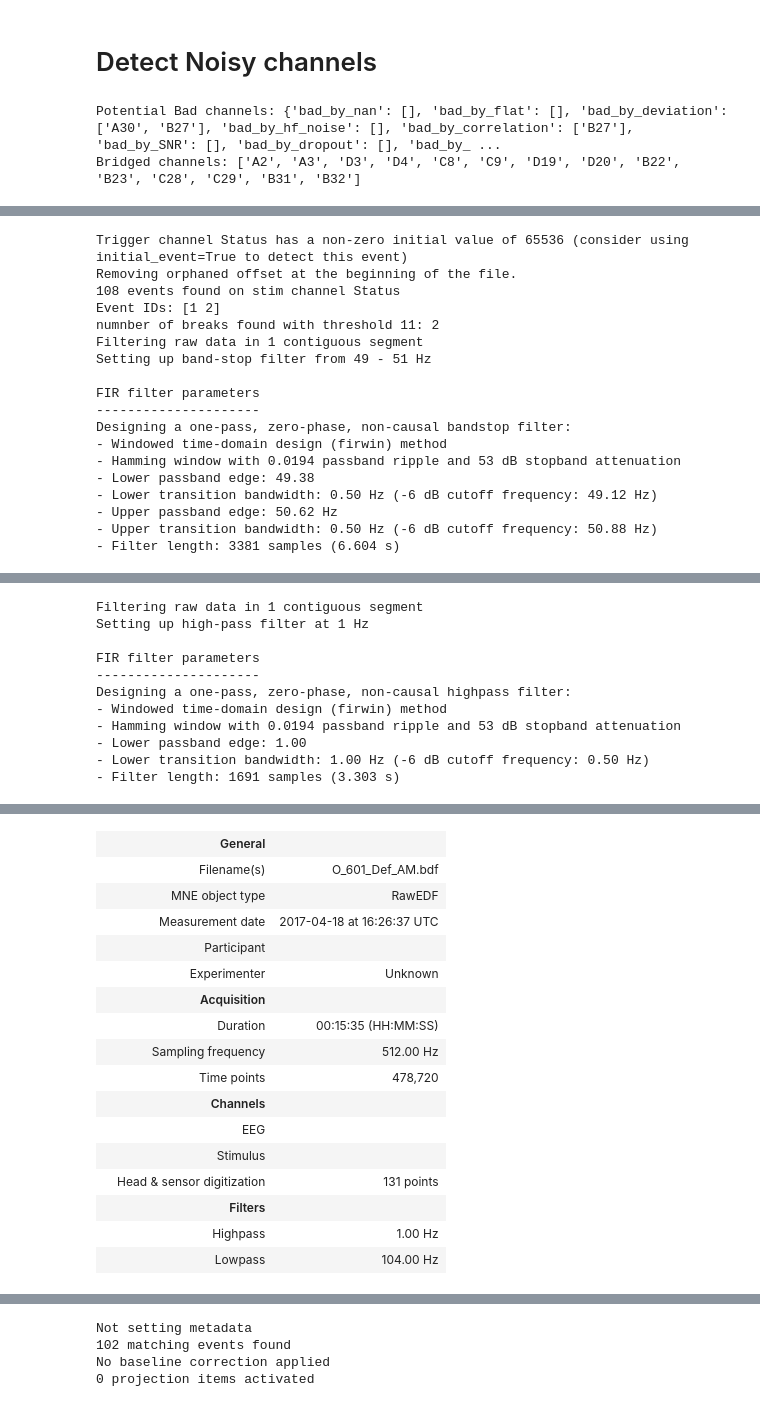
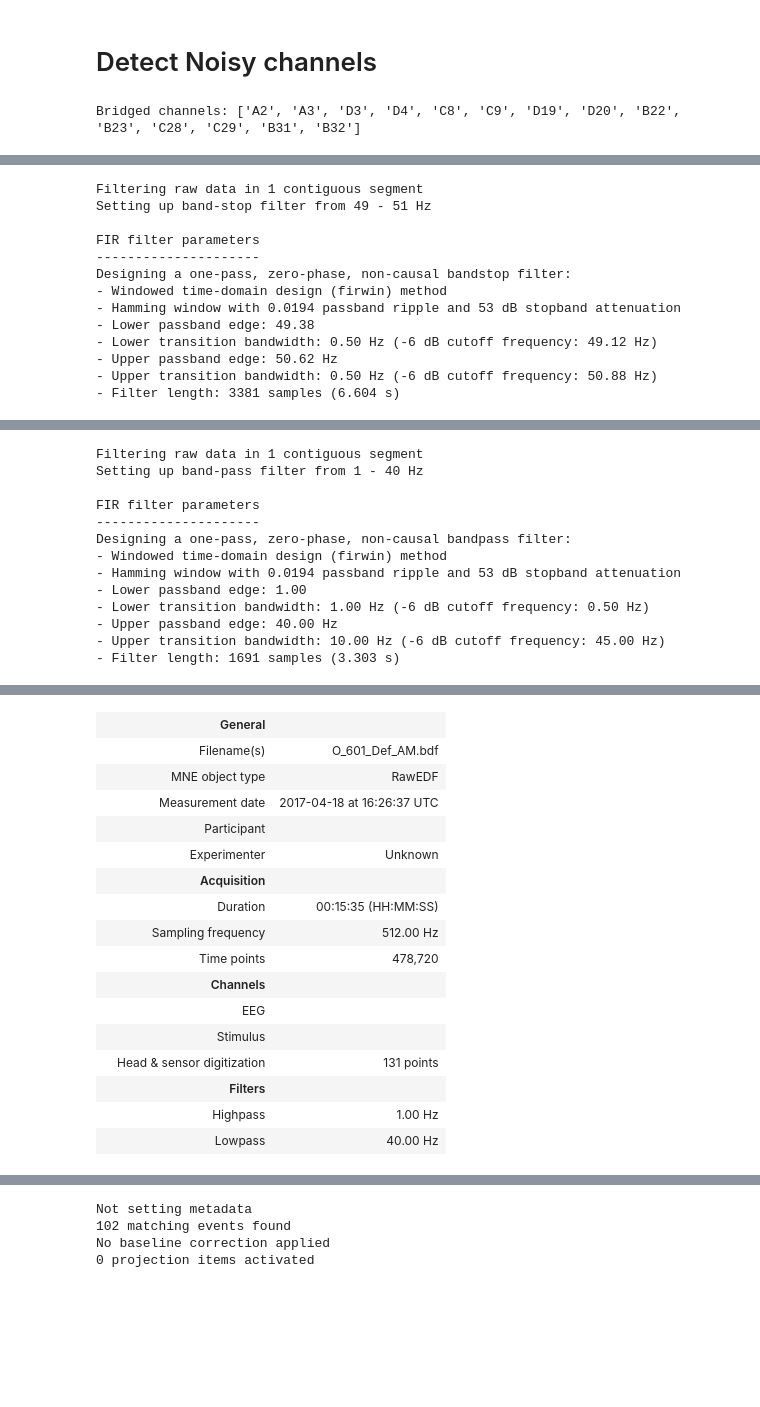
Before and after one commit to MohammadMMK/EEG-analysis-pipeline, a Jupyter notebook: notebooks/subject-preprocess/601.ipynb, the cells around one changed output, grey strips where cells are left out. Saved outputs shown, nothing was run; the diff lists cells and outputs as text; code cells hidden in the pictures; blank space fills up the shorter version.

```diff
--- a/notebooks/subject-preprocess/601.ipynb
+++ b/notebooks/subject-preprocess/601.ipynb
@@ -16,27 +16,19 @@ if workspace_root not in sys.path:
     sys.path.append(workspace_root)
 from functions import preprocess
 
-# Load the bad channels data
-with open(os.path.join(workspace_root,'results', 'bad_channels.pkl'), "rb") as f:
-    all_bad_channels = pickle.load(f)
-    bad_channels = all_bad_channels[601]
-
 # Load the bridged channels data
 with open(os.path.join(workspace_root, 'results', 'bridged_channels_analysis.pkl'), "rb") as f:
     all_bridged_channels = pickle.load(f)
-    bridged_channels= all_bridged_channels[5][601] # either 5 or 16 ; 16 is a stricter threshold
+    bridged_channels= all_bridged_channels[5][subject] # either 5 or 16 ; 16 is a stricter threshold
 
-print('Potential Bad channels:', bad_channels)
 print('Bridged channels:', bridged_channels['bridged_ch_names'])
 # %% [output]
-Potential Bad channels: {'bad_by_nan': [], 'bad_by_flat': [], 'bad_by_deviation': ['A30', 'B27'], 'bad_by_hf_noise': [], 'bad_by_correlation': ['B27'], 'bad_by_SNR': [], 'bad_by_dropout': [], 'bad_by_ ...
 Bridged channels: ['A2', 'A3', 'D3', 'D4', 'C8', 'C9', 'D19', 'D20', 'B22', 'B23', 'C28', 'C29', 'B31', 'B32']
 # %%
-subject = preprocess(601)
-raw= subject.load_data()
-raw = subject.Bad_segments(raw)
+sub = preprocess(subject)
+raw = sub.load_data()
 raw.notch_filter(50, fir_design='firwin', skip_by_annotation='edge')
-raw.filter(l_freq=1, h_freq= None)
+raw.filter(l_freq=1, h_freq= 40)
 # %% [output]
 Extracting EDF parameters from c:\Users\gmoha\Downloads\git\preprocessing_pipline\Data\O_601_Def_AM.bdf...
 BDF file detected
@@ -48,11 +40,6 @@ BDF file detected
 Setting channel info structure...
 Creating raw.info structure...
 Reading 0 ... 478719  =      0.000 ...   934.998 secs...
-Trigger channel Status has a non-zero initial value of 65536 (consider using initial_event=True to detect this event)
-Removing orphaned offset at the beginning of the file.
-108 events found on stim channel Status
-Event IDs: [1 2]
-numnber of breaks found with threshold 11: 2
 Filtering raw data in 1 contiguous segment
 Setting up band-stop filter from 49 - 51 Hz
 
@@ -71,11 +58,13 @@ Designing a one-pass, zero-phase, non-causal bandstop filter:
 Filtering raw data in 1 contiguous segment
-Setting up high-pass filter at 1 Hz
+Setting up band-pass filter from 1 - 40 Hz
 
 FIR filter parameters
 ---------------------
-Designing a one-pass, zero-phase, non-causal highpass filter:
+Designing a one-pass, zero-phase, non-causal bandpass filter:
 - Windowed time-domain design (firwin) method
 - Hamming window with 0.0194 passband ripple and 53 dB stopband attenuation
 - Lower passband edge: 1.00
 - Lower transition bandwidth: 1.00 Hz (-6 dB cutoff frequency: 0.50 Hz)
+- Upper passband edge: 40.00 Hz
+- Upper transition bandwidth: 10.00 Hz (-6 dB cutoff frequency: 45.00 Hz)
 - Filter length: 1691 samples (3.303 s)
@@ -84,17 +73,17 @@ Designing a one-pass, zero-phase, non-causal highpass filter:
 |  | General |  |
 |  | Filename(s) | O_601_Def_AM.bdf |
 |  | MNE object type | RawEDF |
 |  | Measurement date | 2017-04-18 at 16:26:37 UTC |
 |  | Participant |  |
 |  | Experimenter | Unknown |
 |  | Acquisition |  |
 |  | Duration | 00:15:35 (HH:MM:SS) |
 |  | Sampling frequency | 512.00 Hz |
 |  | Time points | 478,720 |
 |  | Channels |  |
 |  | EEG |  |
 |  | Stimulus |  |
 |  | Head & sensor digitization | 131 points |
 |  | Filters |  |
 |  | Highpass | 1.00 Hz |
-|  | Lowpass | 104.00 Hz |
+|  | Lowpass | 40.00 Hz |
```
Also changed, not shown: parts of 19 cells of this notebook, 5 other files.
